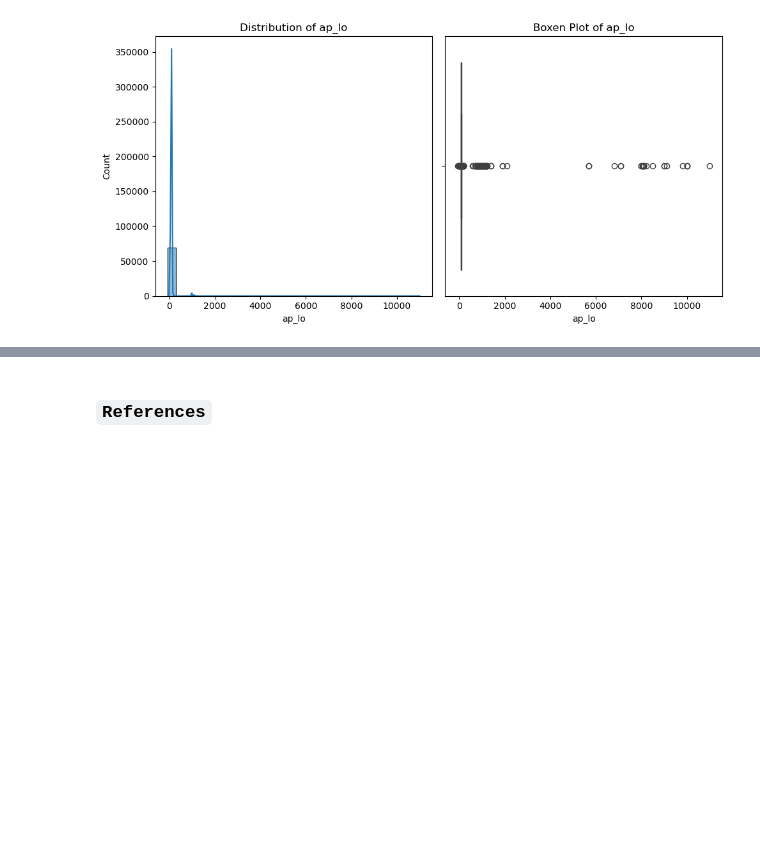
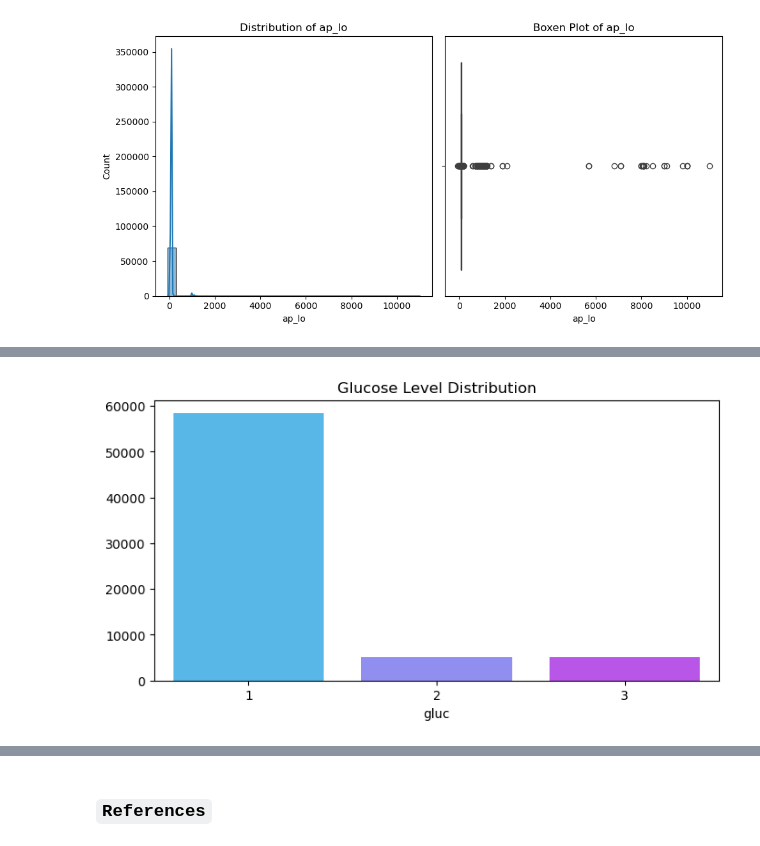
Before and after one commit to martin-m-kinoti/ML-CVDs, a Jupyter notebook: notebook.ipynb, the cells around one changed output, grey strips where cells are left out. Saved outputs shown, nothing was run; the diff lists cells and outputs as text; code cells hidden in the pictures; blank space fills up the shorter version.

```diff
--- a/notebook.ipynb
+++ b/notebook.ipynb
@@ -205,0 +239,5 @@ for feature in features:
+# %%
+# 'gluc'
+feat_viz(binary_feat['gluc'], "Glucose Level")
+# %% [output]
+[figure, added]
```
Also changed, not shown: parts of 18 cells of this notebook.
